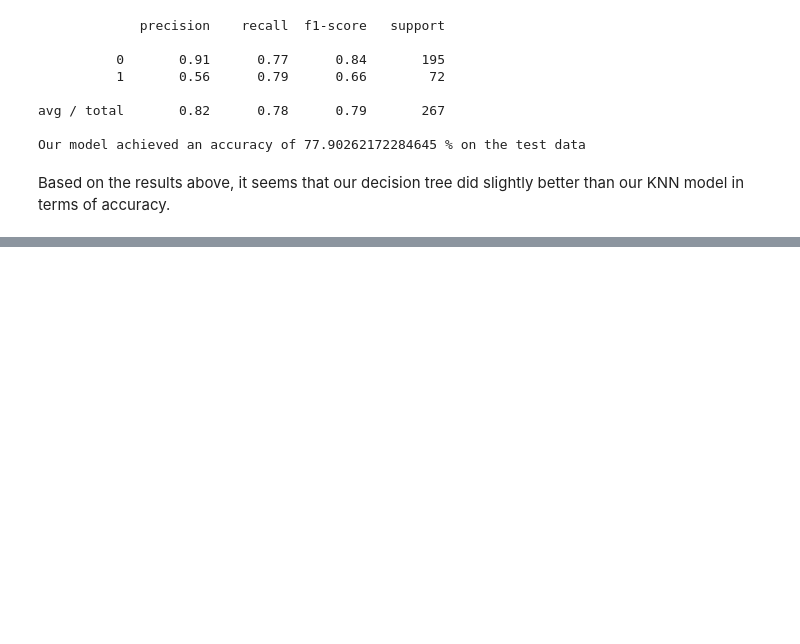
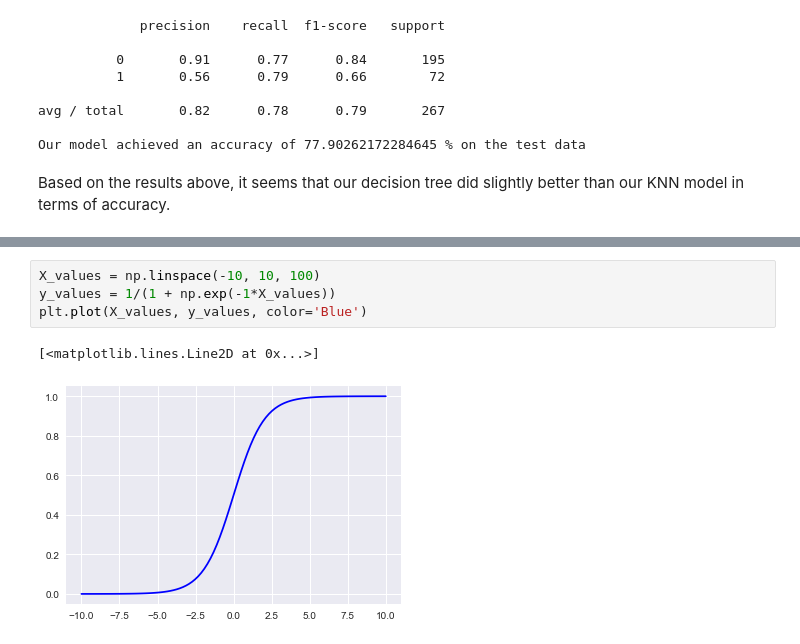
Before and after one commit to AmolMavuduru/IntroToMachineLearning, a Jupyter notebook: Intro to Machine Learning.ipynb, the cells around one changed output, grey strips where cells are left out. Saved outputs shown, nothing was run; the diff lists cells and outputs as text; blank space fills up the shorter version.

```diff
--- a/Intro to Machine Learning.ipynb
+++ b/Intro to Machine Learning.ipynb
@@ -480,0 +521,7 @@ Based on the results above, it seems that our decision tree did slightly better
+# %%
+X_values = np.linspace(-10, 10, 100)
+y_values = 1/(1 + np.exp(-1*X_values))
+plt.plot(X_values, y_values, color='Blue')
+# %% [output]
+[<matplotlib.lines.Line2D at 0x...>]
+[figure, added]
```
Also changed, not shown: parts of 19 cells of this notebook.
